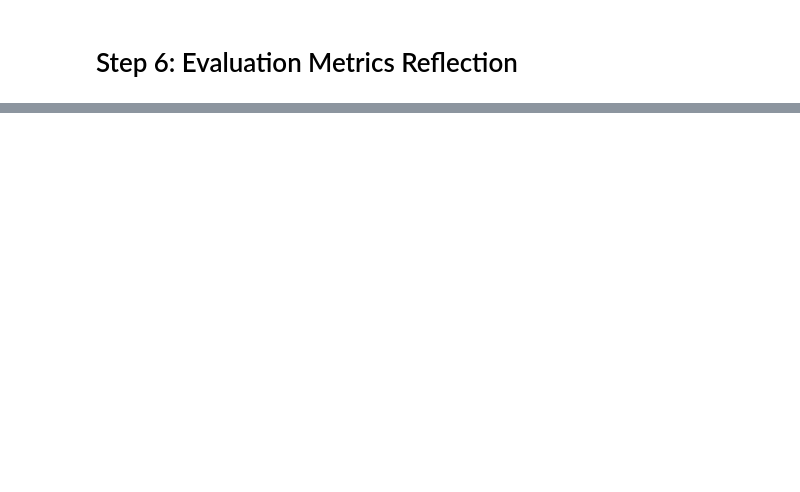
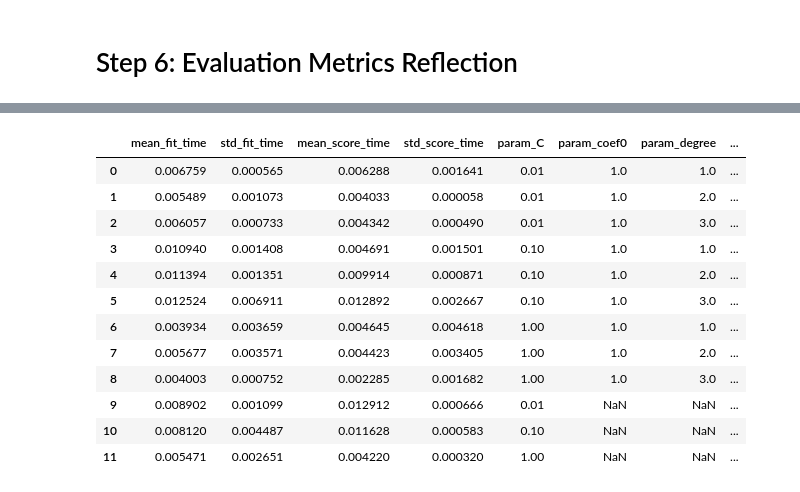
Before and after one commit to TylerJaafari-RIT/csci-635_assignment-2, a Jupyter notebook: Assignment_2_Tyler_Jaafari_CSCI_635.ipynb, the cells around one changed output, grey strips where cells are left out. Saved outputs shown, nothing was run; the diff lists cells and outputs as text; code cells hidden in the pictures; blank space fills up the shorter version.

```diff
--- a/Assignment_2_Tyler_Jaafari_CSCI_635.ipynb
+++ b/Assignment_2_Tyler_Jaafari_CSCI_635.ipynb
@@ -332,0 +401,16 @@ mcc_table
+# %%
+svm_cv_results
+# %% [output]
+|  | mean_fit_time | std_fit_time | mean_score_time | std_score_time | param_C | param_coef0 | param_degree | ... |
+| 0 | 0.006759 | 0.000565 | 0.006288 | 0.001641 | 0.01 | 1.0 | 1.0 | ... |
+| 1 | 0.005489 | 0.001073 | 0.004033 | 0.000058 | 0.01 | 1.0 | 2.0 | ... |
+| 2 | 0.006057 | 0.000733 | 0.004342 | 0.000490 | 0.01 | 1.0 | 3.0 | ... |
+| 3 | 0.010940 | 0.001408 | 0.004691 | 0.001501 | 0.10 | 1.0 | 1.0 | ... |
+| 4 | 0.011394 | 0.001351 | 0.009914 | 0.000871 | 0.10 | 1.0 | 2.0 | ... |
+| 5 | 0.012524 | 0.006911 | 0.012892 | 0.002667 | 0.10 | 1.0 | 3.0 | ... |
+| 6 | 0.003934 | 0.003659 | 0.004645 | 0.004618 | 1.00 | 1.0 | 1.0 | ... |
+| 7 | 0.005677 | 0.003571 | 0.004423 | 0.003405 | 1.00 | 1.0 | 2.0 | ... |
+| 8 | 0.004003 | 0.000752 | 0.002285 | 0.001682 | 1.00 | 1.0 | 3.0 | ... |
+| 9 | 0.008902 | 0.001099 | 0.012912 | 0.000666 | 0.01 | NaN | NaN | ... |
+| 10 | 0.008120 | 0.004487 | 0.011628 | 0.000583 | 0.10 | NaN | NaN | ... |
+| 11 | 0.005471 | 0.002651 | 0.004220 | 0.000320 | 1.00 | NaN | NaN | ... |
```
Also changed, not shown: parts of 10 cells of this notebook.
